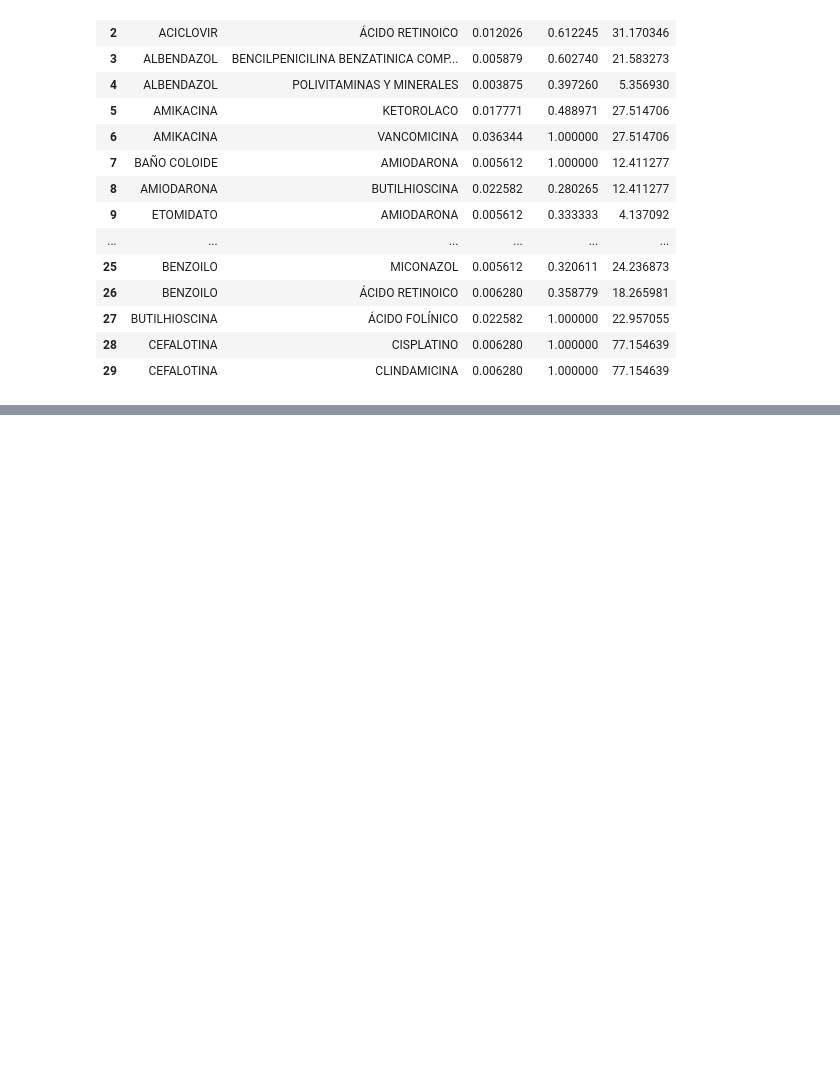
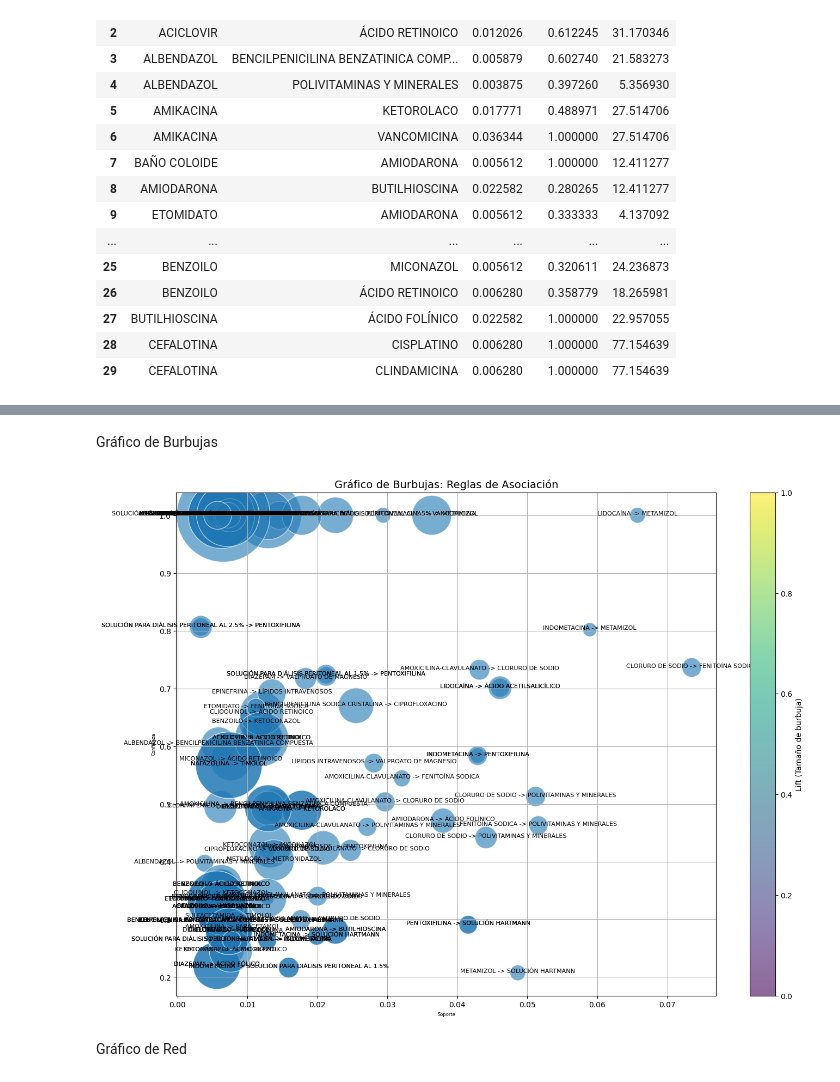
Before and after one commit to Yenreh/LabApyoriDataScience, a Jupyter notebook: Notebook.ipynb, the cells around one changed output, grey strips where cells are left out. Saved outputs shown, nothing was run; the diff lists cells and outputs as text; code cells hidden in the pictures; blank space fills up the shorter version.

```diff
--- a/Notebook.ipynb
+++ b/Notebook.ipynb
@@ -113,0 +150,36 @@ output_DataFrame.head(30)
+# %% [markdown]
+Gráfico de Burbujas
+# %%
+plt.figure(figsize=(16, 12))  # Tamaño del gráfico
+
+# Crear el gráfico de burbujas
+plt.scatter(
+    output_DataFrame['Support'],
+    output_DataFrame['Confidence'],
+    s=output_DataFrame['Lift'] * 100,
+    alpha=0.6, edgecolors="w", cmap='viridis'
+)
+
+# Agregar etiquetas a cada burbuja
+for i in range(len(output_DataFrame)):
+    plt.text(
+        output_DataFrame['Support'].iloc[i],
+        output_DataFrame['Confidence'].iloc[i],
+        f"{output_DataFrame['Left_Hand_Side'].iloc[i]} -> {output_DataFrame['Right_Hand_Side'].iloc[i]}",
+        fontsize=8, ha='center'
+    )
+
+# Configurar títulos y etiquetas
+plt.title("Gráfico de Burbujas: Reglas de Asociación", fontsize=14)
+plt.xlabel("Soporte", fontsize=6)
+plt.ylabel("Confianza", fontsize=6)
+plt.colorbar(label="Lift (Tamaño de burbuja)")
+plt.grid(True)
+
+# Guardar el gráfico
+plt.savefig("grafico_burbujas.png", dpi=300, bbox_inches='tight')
+plt.show()
+# %% [output]
+[figure, added]
+# %% [markdown]
+Gráfico de Red
```
Also changed, not shown: parts of 14 cells of this notebook, 3 other files.
